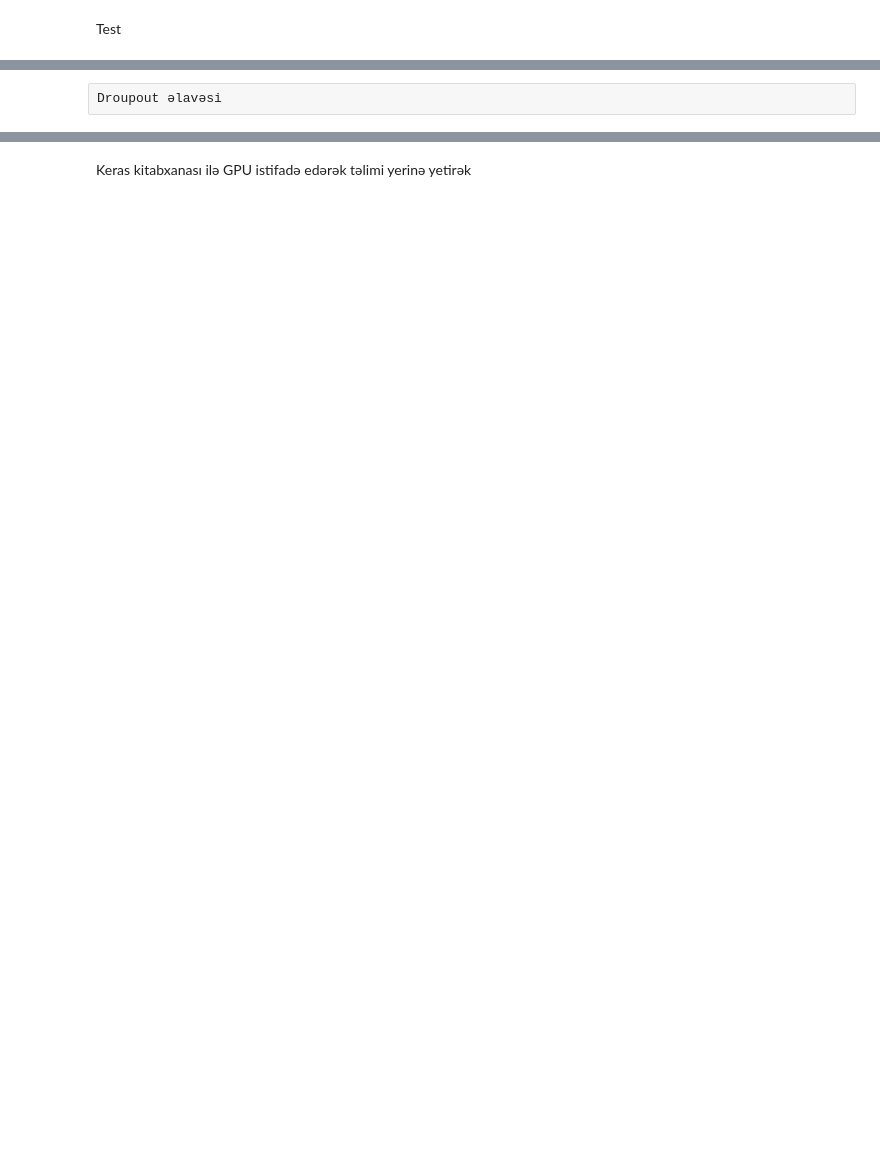
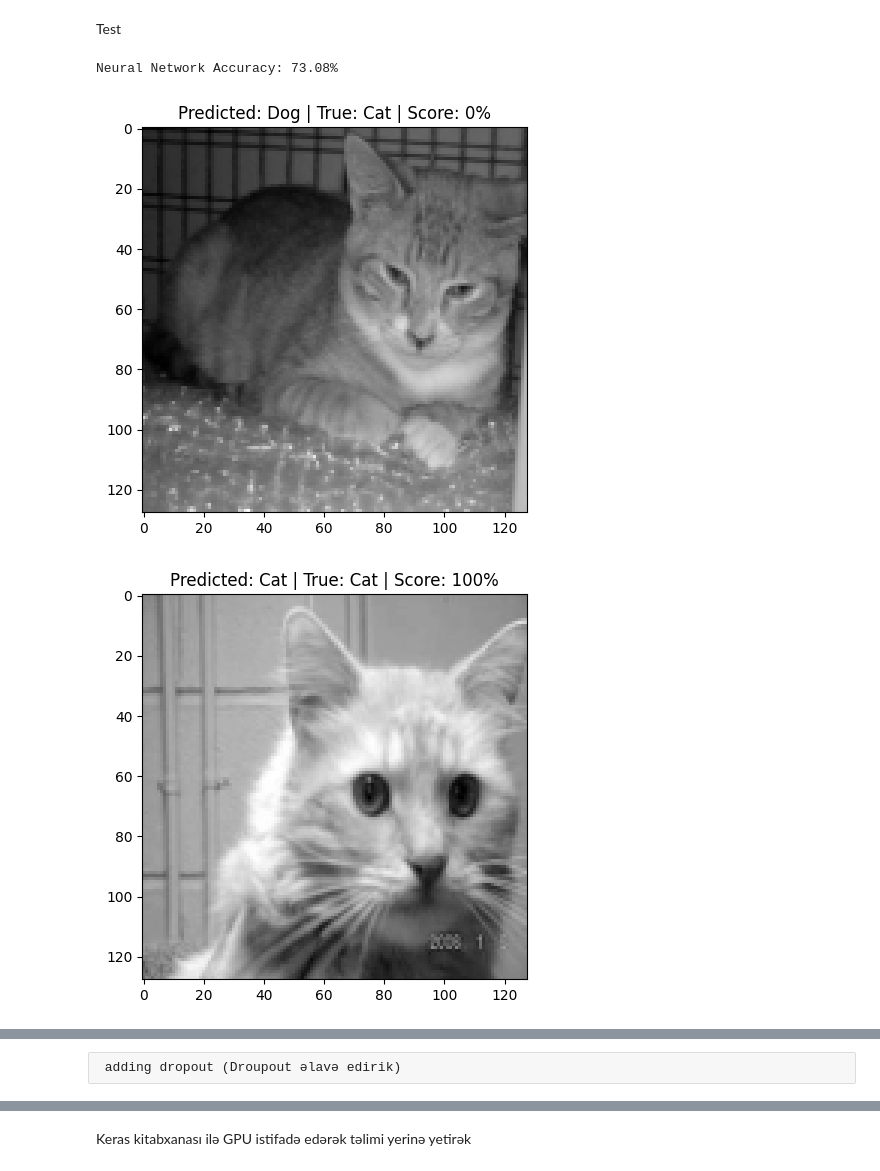
Before and after one commit to RashadGarayev87/CatDogClassification, a Jupyter notebook: main.ipynb, the cells around one changed output, grey strips where cells are left out. Drawn from its saved outputs; the diff is of its cells as text; code cells hidden in the pictures; blank space fills up the shorter version.

```diff
--- a/main.ipynb
+++ b/main.ipynb
@@ -467,24 +488,39 @@ for epoch in range(epochs):
 # %% [markdown]
 Test
+# %%
+# Test
+hidden_layer_input = np.dot(X_test, weights_input_hidden) + bias_hidden
+hidden_layer_output = relu(hidden_layer_input)
+output_layer_input = np.dot(hidden_layer_output, weights_hidden_output) + bias_output
+output_layer_output = sigmoid(output_layer_input)
+
+predictions = (output_layer_output > 0.5).astype(int).flatten()
+accuracy = accuracy_score(y_test, predictions)
+print(f"Neural Network Accuracy: {accuracy * 100:.2f}%")
+# %% [output]
+Neural Network Accuracy: 73.08%
 # %%
 import matplotlib.pyplot as plt
 
 # 5 Test Şəkili Seçmək
-num_test_samples = 1
+num_test_samples = 5
 for i in range(num_test_samples):
     # Random şəkildə 5 şəkil seçirik
     sample_index = random_indices[i]  # Random seçilmiş şəkilin indeksi
     sample_image = images[sample_index]  # HOG xüsusiyyətləri tətbiq edilmiş şəkil
     prediction = predictions[i]  # Sinifləndirmə nəticəsi
 
     # Test şəkilinin əsl dəyəri (label)
     true_label = labels[sample_index]
 
     # Sinifləndirmə dəqiqliyi (score) hesablanır
     score = 100 * (prediction == true_label)
 
     # Şəkili göstərmək
     plt.figure(figsize=(5, 5))
     plt.imshow(sample_image, cmap='gray')
     plt.title(f"Predicted: {'Cat' if prediction == 0 else 'Dog'} | True: {'Cat' if true_label == 0 else 'Dog'} | Score: {score}%")
     plt.show()
+# %% [output]
+[figure, added]
+[figure, added]
@@ -491,5 +530,5 @@ for i in range(num_test_samples):
 # %% [raw]
-Droupout əlavəsi
+ adding dropout (Droupout əlavə edirik)
 # %%
 def sigmoid(x):
     return 1 / (1 + np.exp(-x))
```
Also changed, not shown: parts of 3 cells of this notebook.
